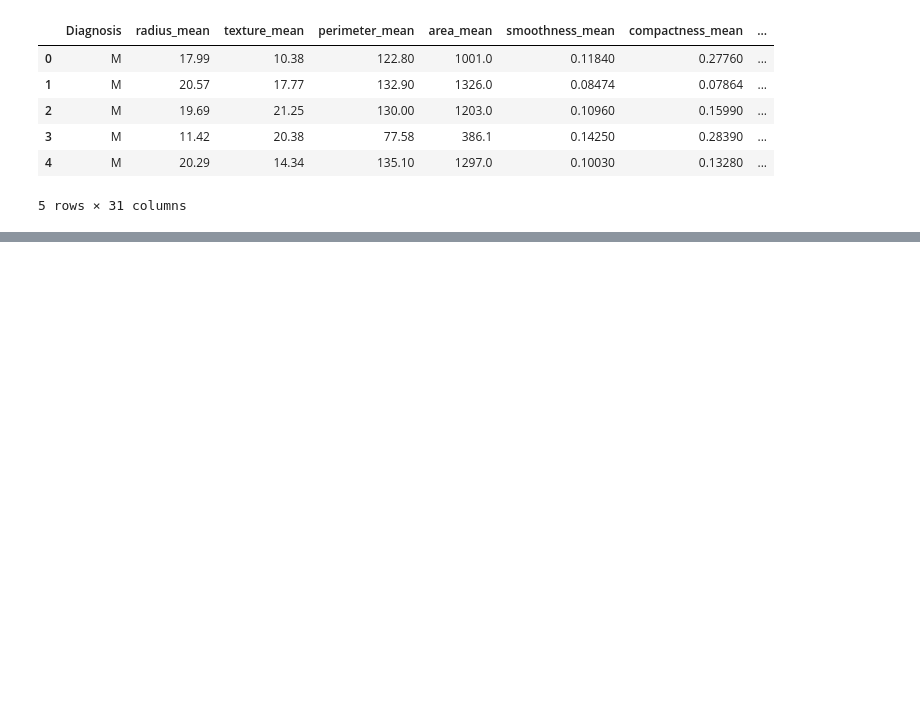
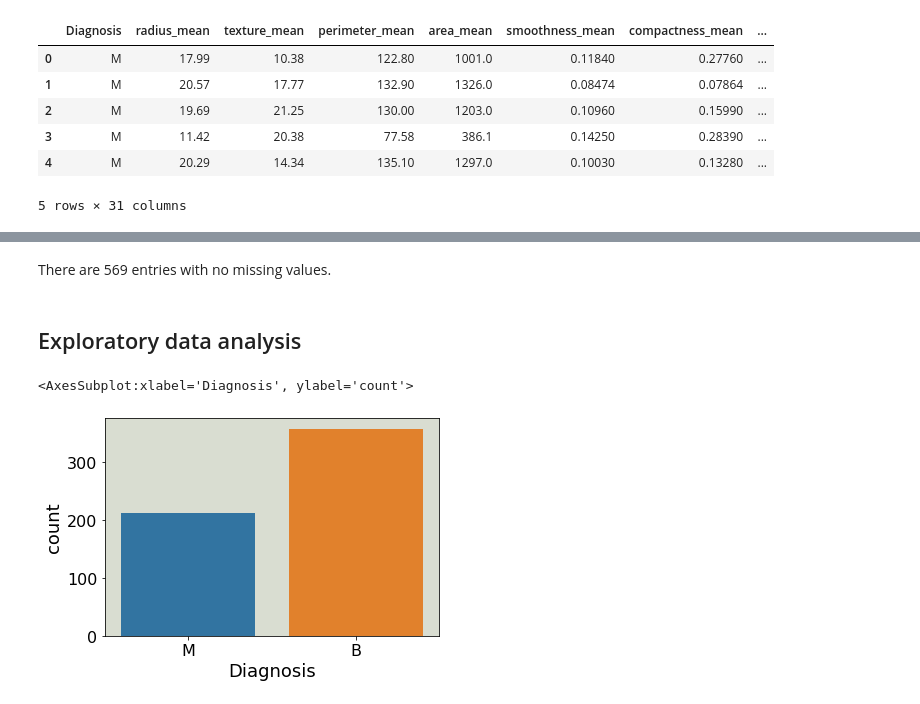
Before and after one commit to csparanjape/breast_cancer_diagnosis, a Jupyter notebook: 01_Data_Cleaning.ipynb, the cells around one changed output, grey strips where cells are left out. Cells and saved outputs as stored; diff of their text form; code cells hidden in the pictures; blank space fills up the shorter version.

```diff
--- a/01_Data_Cleaning.ipynb
+++ b/01_Data_Cleaning.ipynb
@@ -5,5 +37,19 @@ This is [Wisconsin Diagnostic Breast Cancer (WDBC)](https://archive.ics.uci.edu/
 # %%
+import numpy as np
 import pandas as pd
+import matplotlib.pyplot as plt
+import seaborn as sns
+
+from scipy.stats import skew,kurtosis
+
+%matplotlib inline
+fig_params={'legend.fontsize':18,
+          'axes.labelsize': 18,
+          'axes.titlesize':20,
+          'xtick.labelsize':16,
+          'ytick.labelsize':16,
+          'axes.facecolor':'#D9DDD1'}
+plt.rcParams.update(fig_params)
 # %%
 col_names = [
     'ID', 'Diagnosis', 'radius_mean', 'texture_mean', 'perimeter_mean',
@@ -40,0 +127,9 @@ df.head()
+# %% [markdown]
+There are 569 entries with no missing values.
+# %% [markdown]
+## Exploratory data analysis
+# %%
+sns.countplot(data=df,x='Diagnosis')
+# %% [output]
+<AxesSubplot:xlabel='Diagnosis', ylabel='count'>
+[figure, added]
```
Also changed, not shown: parts of 9 cells of this notebook.
